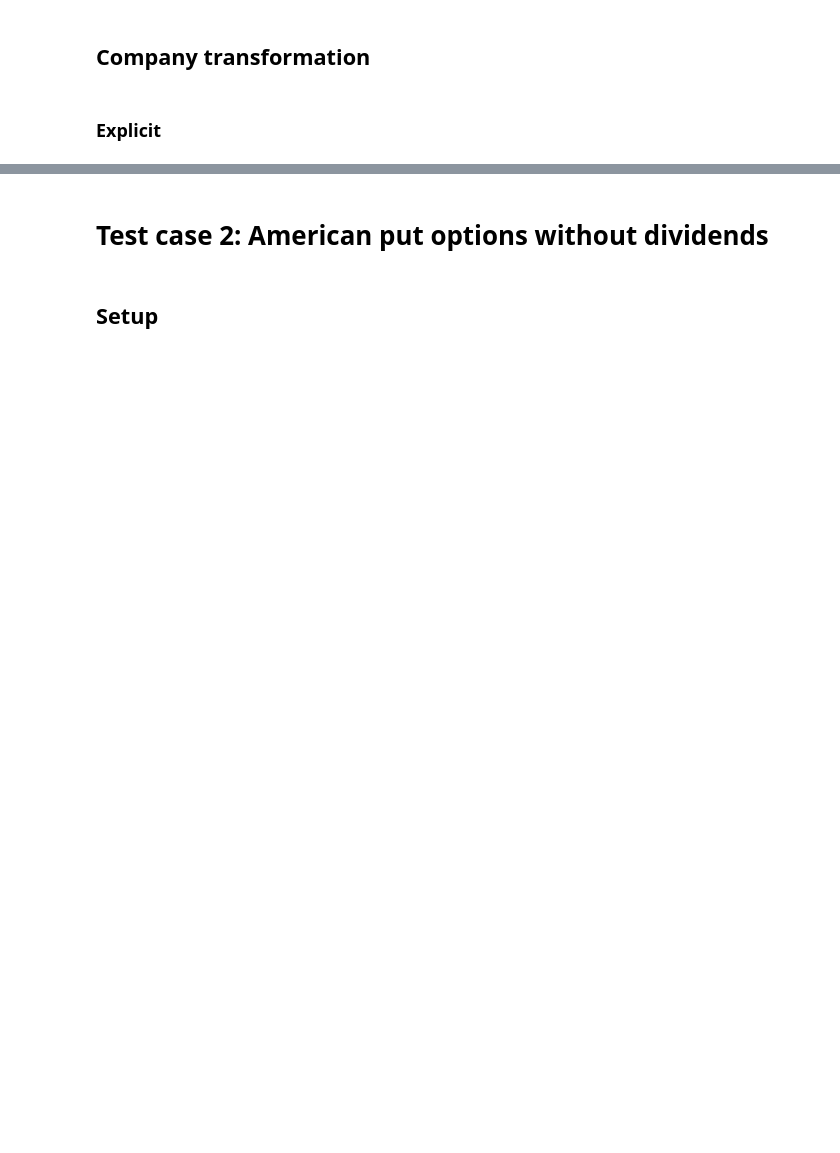
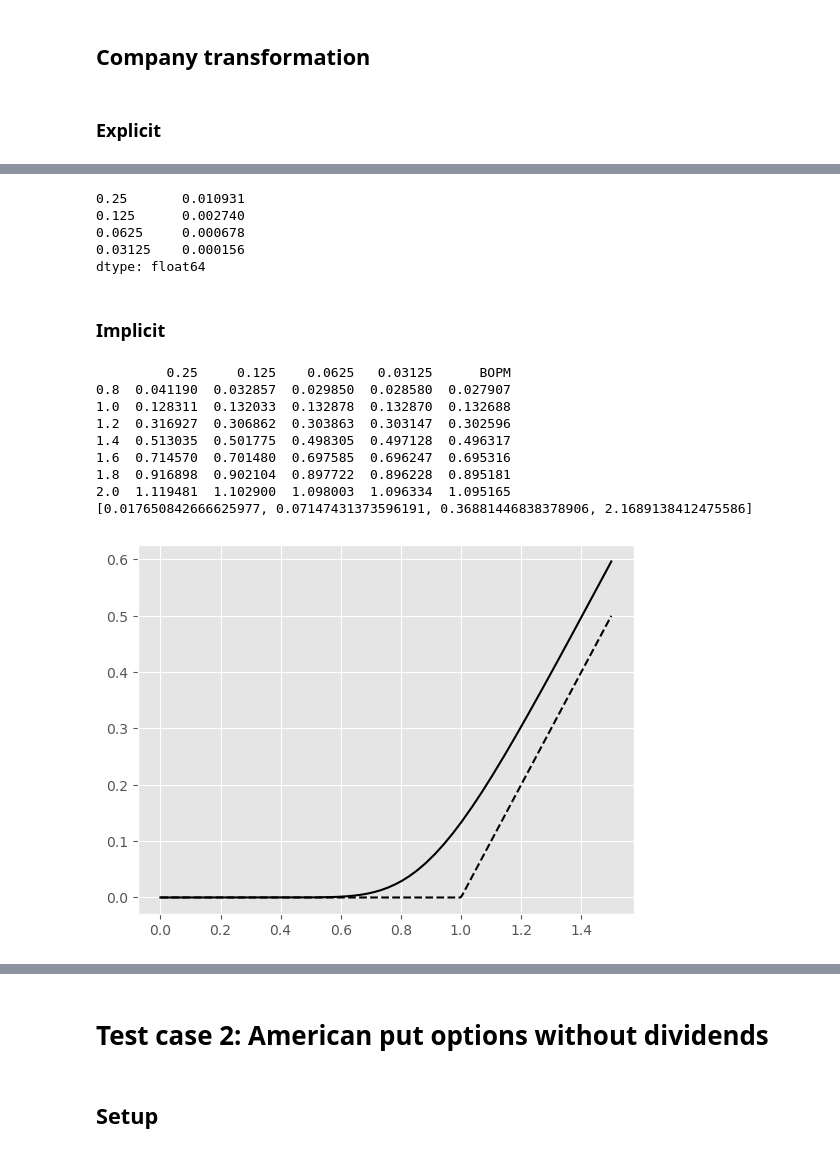
Before and after one commit to Alcruz/interstellar, a Jupyter notebook: src/numericalresults.ipynb, the cells around one changed output, grey strips where cells are left out. Saved outputs shown, nothing was run; the diff lists cells and outputs as text; code cells hidden in the pictures; blank space fills up the shorter version.

```diff
--- a/src/numericalresults.ipynb
+++ b/src/numericalresults.ipynb
@@ -106,14 +101,14 @@ dt = [1/8, 1/16, 1/32, 1/64, 1/128]
 V_pred = np.empty((len(dx), len(S_test)))
 for i in range(len(dx)):
     put = option.put(K, T)
-    S, V_call, S_bar = nielsen.solve_implicitly(call, r=r,sigma=sigma, dx=dx[i], dt=dt[i], delta=0.2, x_max=3)
-    V_call = utils.interpolate_call_amer(call, S_bar, 5, S, V_call)
+    S, V, S_bar = nielsen.solve_implicitly(call, r=r,sigma=sigma, dx=dx[i], dt=dt[i], delta=0.2, x_max=3)
+    V = utils.interpolate_call_amer(call, S_bar, 5, S, V)
     if i == len(dx)-1:
         S_plot = np.linspace(0, 4, num=300)
-        plt.plot(S_plot, V_call(S_plot), '-k')
+        plt.plot(S_plot, V(S_plot), '-k')
         plt.plot(S_plot, call.payoff(S_plot), '--k')
         print("S_bar", S_bar)
-    V_pred[i] = V_call(S_test)
+    V_pred[i] = V(S_test)
 table = pd.DataFrame(V_pred, index=dx, columns=np.round(S_test,1))
 table.loc['BOPM'] = V_bopm[:]
 print(table.T)
@@ -146,16 +130,16 @@ dt = 0.5*np.power(dx,2)
 
 V_pred = np.empty((len(dx), len(S_test)))
 for i in range(len(dx)):
-    S, V_call, S_bar = company.solve_explicitly(call, r=r,sigma=sigma, dx=dx[i], dt=dt[i], delta=delta, x_min=-3)
+    S, V, S_bar = company.solve_explicitly(call, r=r,sigma=sigma, dx=dx[i], dt=dt[i], delta=delta, x_min=-3)
     S = np.append([0], S)
-    V_call = np.append([0], V_call)
-    V_call = utils.interpolate_call_amer(call, S_bar, 5, S, V_call)
+    V = np.append([0], V)
+    V = utils.interpolate_call_amer(call, S_bar, 5, S, V)
     if i == len(dx)-1:
         S_plot = np.linspace(0, 1.5, num=300)
-        plt.plot(S_plot, V_call(S_plot), '-k')
+        plt.plot(S_plot, V(S_plot), '-k')
         plt.plot(S_plot, call.payoff(S_plot), '--k')
         print("S_bar", S_bar)
-    V_pred[i] = V_call(S_test)
+    V_pred[i] = V(S_test)
 table = pd.DataFrame(V_pred, index=dx, columns=np.round(S_test,1))
 table.loc['BOPM'] = V_bopm[:]
 print(table.T)
@@ -182,0 +183,50 @@ dtype: float64
+# %%
+(V_bopm - table.loc[dx]).pow(2).mean(axis=1).pow(0.5)
+# %% [output]
+0.25       0.010931
+0.125      0.002740
+0.0625     0.000678
+0.03125    0.000156
+dtype: float64
+# %% [markdown]
+### Implicit
+# %%
+import numpy as np
+import pandas as pd
+import option
+import matplotlib.pyplot as plt
+import lcp
+from scipy import interpolate
+import timeit
+
+dx = [1/4, 1/8, 1/16, 1/32]
+dt = [1/4, 1/8, 1/16, 1/32]
+
+V_pred = np.empty((len(dx), len(S_test)))
+cpu_time = []
+for i in range(len(dx)):
+    start = time.time()
+    S, V = lcp.solve(call, r=r,sigma=sigma, dx=dx[i], dt=dt[i], delta=delta, theta=1)
+    end = time.time()
+    cpu_time.append(end - start)
+    V = interpolate.interp1d(S, V)
+    if i == len(dx)-1:
+        S_plot = np.linspace(0, 1.5, num=300)
+        plt.plot(S_plot, V(S_plot), '-k')
+        plt.plot(S_plot, call.payoff(S_plot), '--k')
+    V_pred[i] = V(S_test)
+table = pd.DataFrame(V_pred, index=dx, columns=np.round(S_test,1))
+table.loc['BOPM'] = V_bopm[:]
+print(table.T)
+print(cpu_time)
+# %% [output]
+         0.25     0.125    0.0625   0.03125      BOPM
+0.8  0.041190  0.032857  0.029850  0.028580  0.027907
+1.0  0.128311  0.132033  0.132878  0.132870  0.132688
+1.2  0.316927  0.306862  0.303863  0.303147  0.302596
+1.4  0.513035  0.501775  0.498305  0.497128  0.496317
+1.6  0.714570  0.701480  0.697585  0.696247  0.695316
+1.8  0.916898  0.902104  0.897722  0.896228  0.895181
+2.0  1.119481  1.102900  1.098003  1.096334  1.095165
+[0.017650842666625977, 0.07147431373596191, 0.36881446838378906, 2.1689138412475586]
+[figure, added]
```
Also changed, not shown: parts of 98 cells of this notebook, 2 other files.
